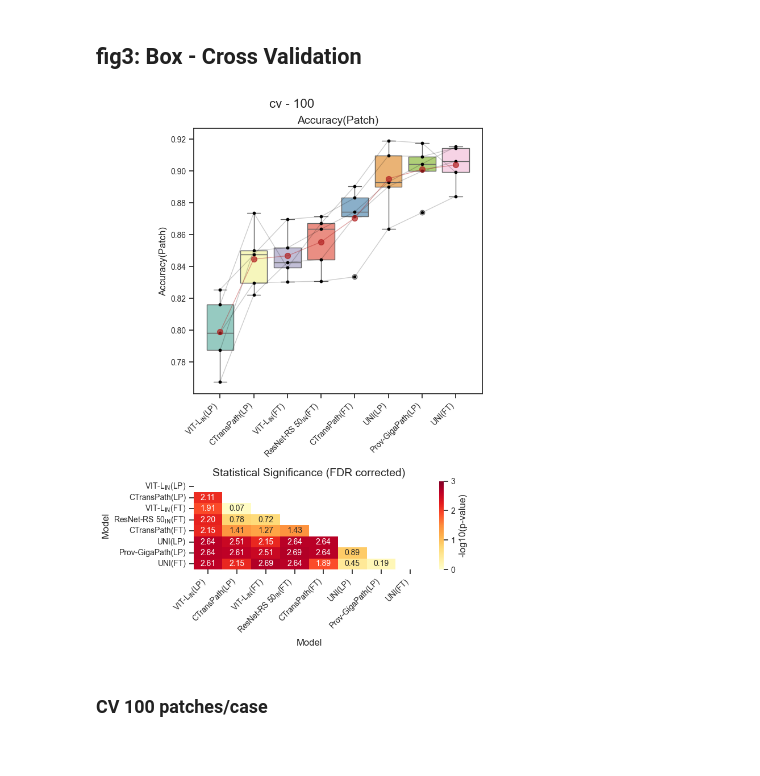
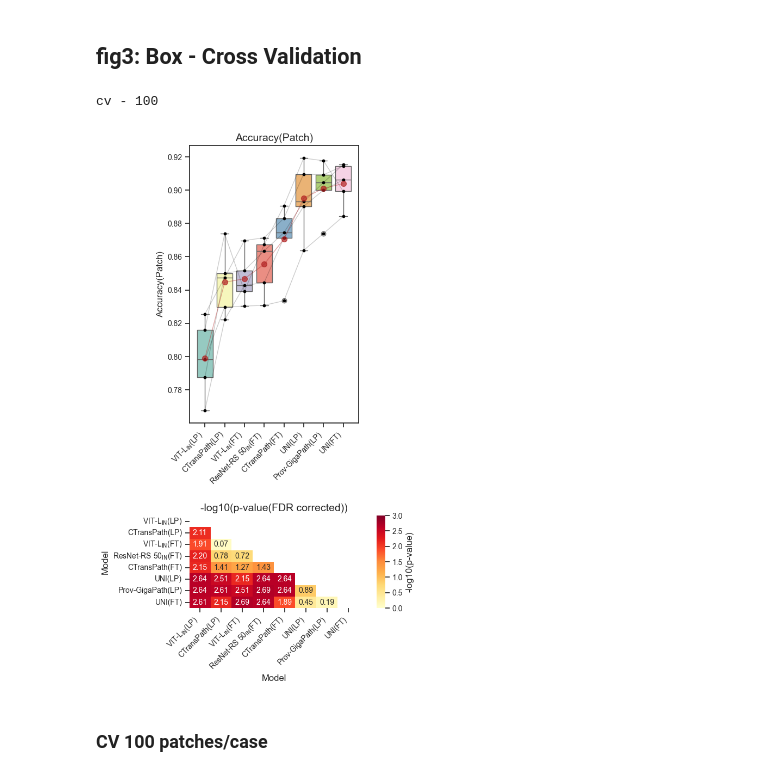
Before and after one commit to endaaman/bt, a Jupyter notebook: notes/note_metrics.ipynb, the cells around one changed output. Drawn from its saved outputs; the diff is of its cells as text; code cells hidden in the pictures.

Commit message:
fix layout

```diff
--- a/notes/note_metrics.ipynb
+++ b/notes/note_metrics.ipynb
@@ -37,6 +37,8 @@ print(f"デフォルトのフォント: {plt.rcParams['font.sans-serif']}")
 # print(', '.join(sorted(list(set([font.name for font in fontManager.ttflist if not font.name.startswith('Noto')])))))
 
 
+DPI = 600
+
 # def show_pal0(palette):
 #     sns.palplot(sns.color_palette(palette, 24))
 #     print(palette)
@@ -126,76 +163,85 @@ def paired_box(target:Literal['cv', 'ebrains'], limit:int, key:str, title=None,
     df = df.sort_values([f'average_{key}', 'fold'], ascending=[True, True])
     labels = df['label'].unique()
 
-    fig, (ax1, ax2) = plt.subplots(2, 1, figsize=(7, 10), gridspec_kw={'height_ratios': [3, 1]})
-    plt.subplots_adjust(hspace=0.3)
+    # Create figure with GridSpec
+    fig = plt.figure(figsize=(6, 10))
+    gs = fig.add_gridspec(2, 2, width_ratios=[20, 1], height_ratios=[3, 1], hspace=0.5, wspace=0.2)
 
-    # ボックスプロットの作成
+    # Create axes
+    ax1 = fig.add_subplot(gs[0, 0])
+    ax2 = fig.add_subplot(gs[1, 0])
+    cax = fig.add_subplot(gs[1, 1])
+
+    # Box plot
     sns.boxplot(x='label', hue='label', y=key, data=df, palette='Set3', legend=False, ax=ax1)
 
-
-    # foldごとにつないでプロット
+    # Connect folds with lines
     for fold in range(n_folds):
         fold_data = df[df['fold'] == fold]
         ax1.plot(range(n_models), fold_data[key], 'k-', alpha=0.2, linewidth=1)
 
+    # Scatter individual points
     for i, label in enumerate(labels):
         ax1.scatter([i] * n_folds, df[df['label'] == label][key], color='black', s=10, zorder=3)
 
-    # 平均をプロット
+    # Plot mean
     ax1.plot(range(n_models), df_mean, 'firebrick', linewidth=1, zorder=4, alpha=0.4)
     ax1.scatter(range(n_models), df_mean, color='firebrick', s=50, zorder=5, label='Mean', alpha=0.7)
 
+    # Set ax1 properties
     ax1.set_title(key)
     ax1.set_xticks(range(len(labels)))
     ax1.set_xticklabels(labels, rotation=45, ha='right')
     ax1.set_xlabel('')
     ax1.set_ylabel(key)
 
+
+    # Calculate p-values
     p_values = []
     for i in range(n_models):
         for j in range(i+1, n_models):
             a = df[df['label']==labels[i]][key]
             b = df[df['label']==labels[j]][key]
             t_stat, p_value = stats.ttest_rel(a, b)
             p_values.append(p_value)
 
-    # Benjamini-Hochberg法による多重検定の補正
+    # Benjamini-Hochberg correction
     _, p_corrected, _, _ = multipletests(p_values, method='fdr_bh')
-    # p_corrected = p_values
 
+    # Create significance matrix
     sig_matrix = np.zeros((n_models, n_models))
     k = 0
     for i in range(n_models):
         for j in range(i+1, n_models):
-            sig_matrix[j, i] = -np.log10(p_corrected[k])  # 左下三角形に値を設定
+            sig_matrix[j, i] = -np.log10(p_corrected[k])
             k += 1
 
-
-    # マスクの作成（下三角形のみを表示）
+    # Create mask for lower triangle
     mask = np.triu(np.ones_like(sig_matrix, dtype=bool), k=0)
 
-    # ヒートマップの作成
+    # Heatmap
     heatmap = sns.heatmap(sig_matrix, mask=mask, annot=True, fmt='.2f', cmap='YlOrRd',
-                ax=ax2, cbar_kws={'label': '-log10(p-value)'}, vmin=0.0, vmax=3.0)
+                          ax=ax2, cbar_ax=cax, cbar_kws={'label': '-log10(p-value)'}, vmin=0.0, vmax=3.0)
+
+    # Set ax2 properties
     ax2.set_xticklabels(labels, rotation=45, ha='right')
     ax2.set_yticklabels(labels, rotation=0)
-    ax2.set_title('Statistical Significance (FDR corrected)')
+    ax2.set_title('-log10(p-value(FDR corrected))')
     ax2.set_xlabel('Model')
     ax2.set_ylabel('Model')
 
-    cbar_pos = heatmap.collections[0].colorbar.ax.get_position()
-    ax1_pos = ax1.get_position()
-    ax2_pos = ax2.get_position()
-    new_width = cbar_pos.x0 - ax2_pos.x0
-    ax1.set_position([ax1_pos.x0, ax1_pos.y0, new_width, ax1_pos.height])
-    ax2.set_position([ax2_pos.x0, ax2_pos.y0, new_width, ax2_pos.height])
-    plt.suptitle(f'{target} - {limit}', fontsize=16)
-    plt.tight_layout()
+    plt.subplots_adjust(left=0.30, right=0.90, top=0.95, bottom=0.1)
+    print(f'{target} - {limit}')
+
+    return fig
+
+
 paired_box('cv', 100, 'Accuracy(Patch)', verbose=False)
-plt.savefig("out/figs/fig3_cv_100_pacc.png", format="png", dpi=300)
+plt.savefig("out/figs/fig3_cv_100_pacc.png", format="png", dpi=DPI)
 plt.show()
 # %% [output]
+cv - 100
-[figure, old version]
+[figure, new version]
 # %% [markdown]
 ### CV 100 patches/case
 # %%
```
Also changed, not shown: parts of 21 cells of this notebook.
